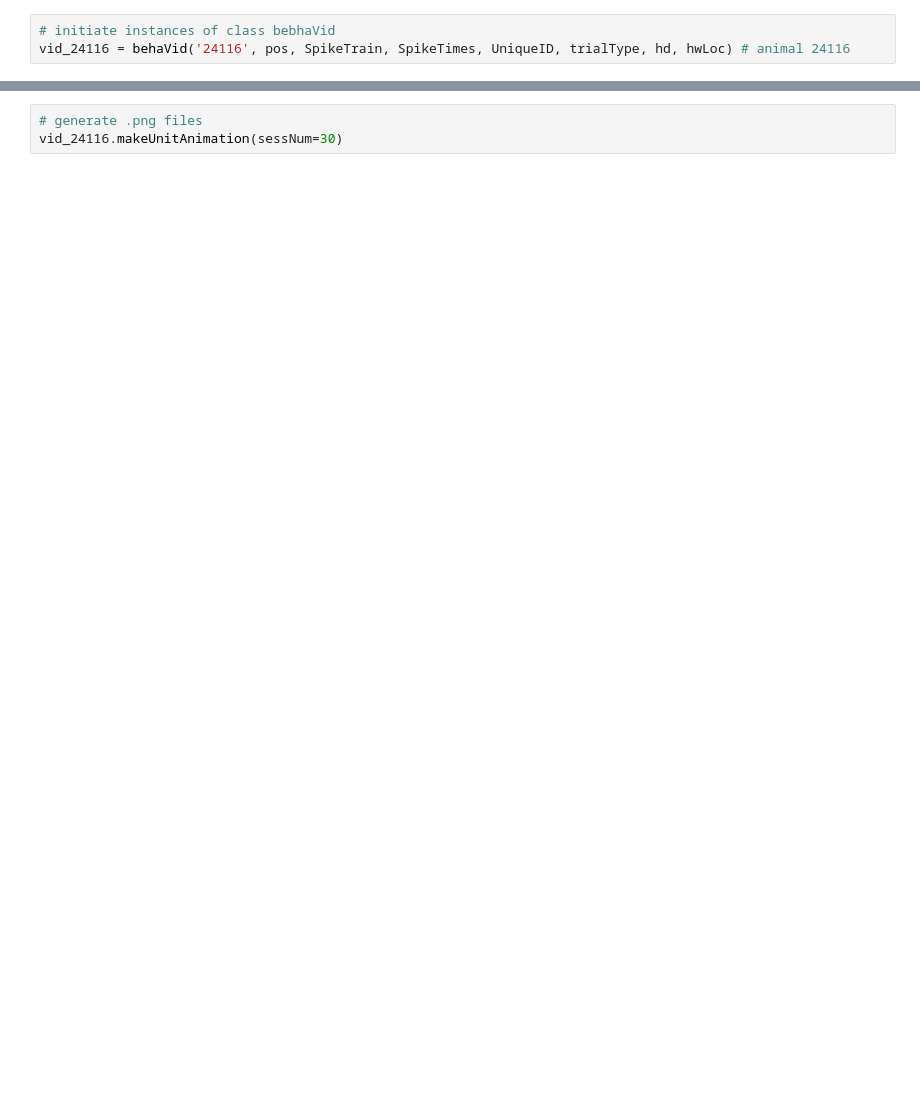
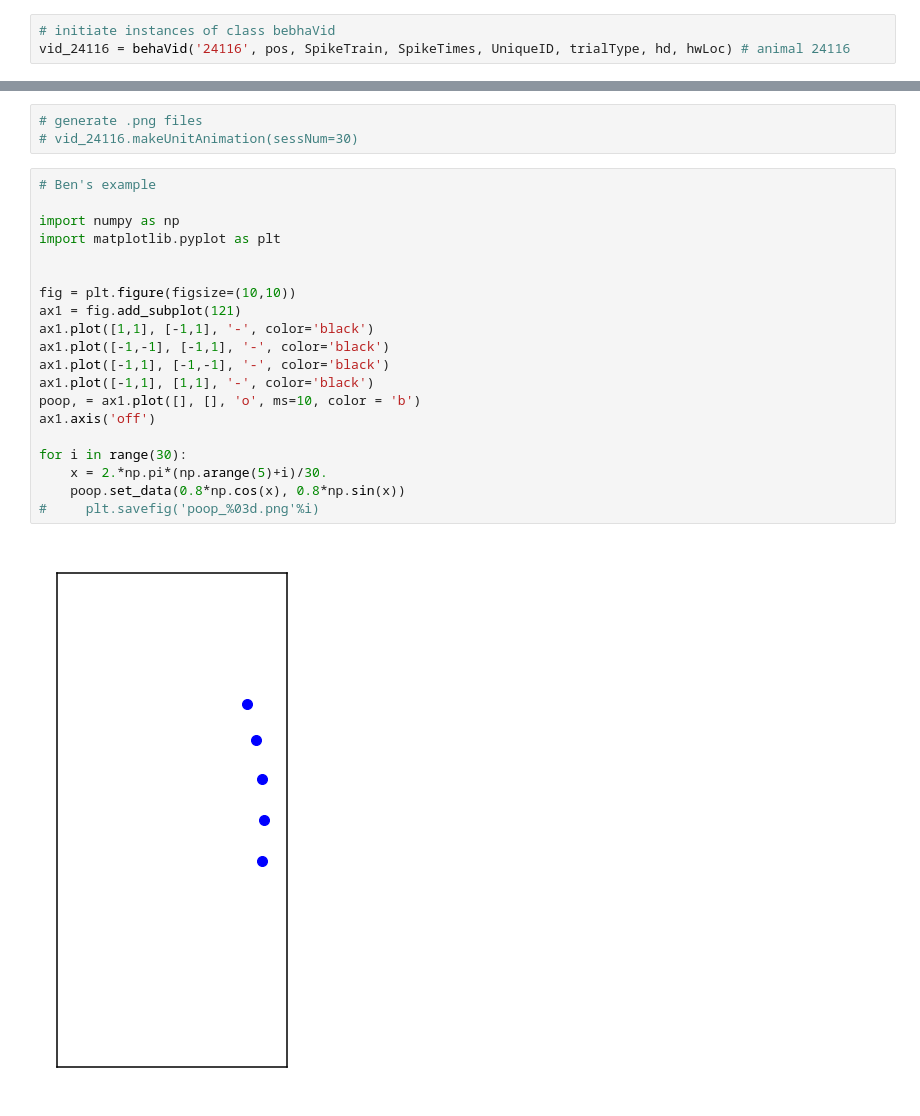
Before and after one commit to jncarpen/egoHC, a Jupyter notebook: behaVid.ipynb, the cells around one changed output, grey strips where cells are left out. Drawn from its saved outputs; the diff is of its cells as text; blank space fills up the shorter version.

```diff
--- a/behaVid.ipynb
+++ b/behaVid.ipynb
@@ -558,3 +590,25 @@ vid_24116.plotAllUnits(sessNum=30, timePoint=25010)
 # %%
 # generate .png files
-vid_24116.makeUnitAnimation(sessNum=30)
+# vid_24116.makeUnitAnimation(sessNum=30)
+# %%
+# Ben's example
+
+import numpy as np
+import matplotlib.pyplot as plt
+
+
+fig = plt.figure(figsize=(10,10))
+ax1 = fig.add_subplot(121)
+ax1.plot([1,1], [-1,1], '-', color='black')
+ax1.plot([-1,-1], [-1,1], '-', color='black')
+ax1.plot([-1,1], [-1,-1], '-', color='black')
+ax1.plot([-1,1], [1,1], '-', color='black')
+poop, = ax1.plot([], [], 'o', ms=10, color = 'b')
+ax1.axis('off')
+
+for i in range(30):
+    x = 2.*np.pi*(np.arange(5)+i)/30.
+    poop.set_data(0.8*np.cos(x), 0.8*np.sin(x))
+#     plt.savefig('poop_%03d.png'%i)
+# %% [output]
+[figure, added]
```
Also changed, not shown: parts of 6 cells of this notebook.
